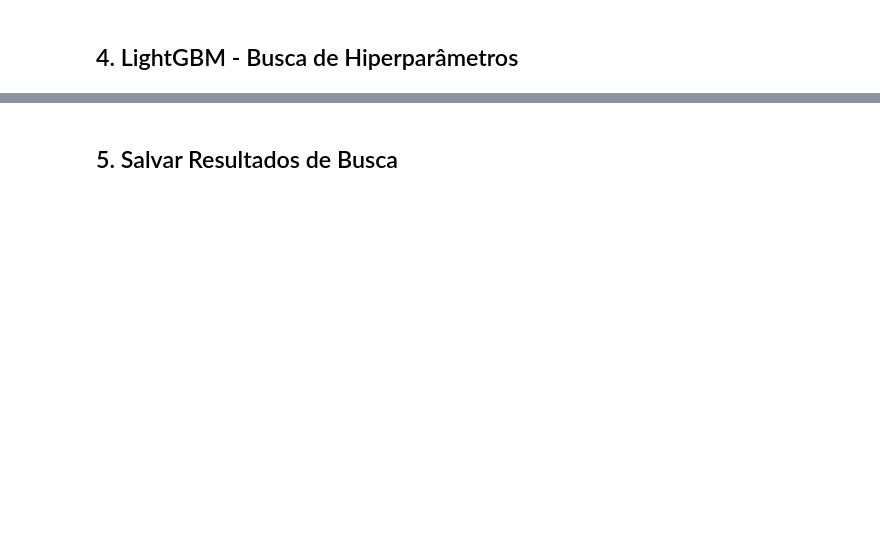
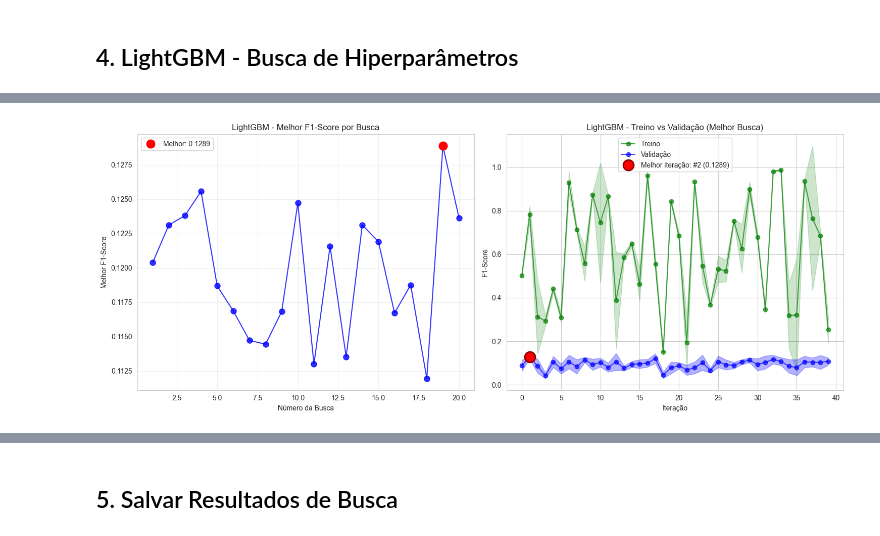
Before and after one commit to marquesgbr/data-mining-proj-crisp-dm, a Jupyter notebook: modeling/8-LightGBM_model_eval.ipynb, the cells around one changed output, grey strips where cells are left out. Cells and saved outputs as stored; diff of their text form; code cells hidden in the pictures; blank space fills up the shorter version.

Commit message:
fix: fix plot search history

```diff
--- a/modeling/8-LightGBM_model_eval.ipynb
+++ b/modeling/8-LightGBM_model_eval.ipynb
@@ -254,38 +322,38 @@ MODEL_NAME = "LightGBM"
 
 print(f"=== BUSCA DE HIPERPARÂMETROS - {MODEL_NAME} ===")
 
-# Definição do Espaço de Hiperparâmetros para LightGBM
+# Definição do Espaço de Hiperparâmetros para LightGBM (apenas parâmetros variáveis)
 param_distributions = {
-    'n_estimators': randint(100, 500),  # Número de árvores
-    'max_depth': randint(3, 10),  # Profundidade máxima das árvores (-1 = sem limite)
-    'learning_rate': uniform(0.01, 0.2),  # Taxa de aprendizado
-    'num_leaves': randint(20, 100),  # Número de folhas por árvore
-    'feature_fraction': uniform(0.6, 0.4),  # Fração de features por árvore
-    'bagging_fraction': uniform(0.6, 0.4),  # Fração de amostras para cada árvore
-    'bagging_freq': randint(1, 7),  # Frequência de bagging
-    'lambda_l1': uniform(0, 1),  # Regularização L1
-    'lambda_l2': uniform(0, 1),  # Regularização L2
-    'min_child_samples': randint(10, 50),  # Amostras mínimas por folha
-    'min_child_weight': uniform(1e-3, 1e-1),  # Peso mínimo das folhas
-    'objective': ['multiclass'],  # Para classificação multiclasse
-    'metric': ['multi_logloss'],  # Métrica de avaliação
-    'num_class': [10],  # 10 classes para SVHN
-    'boosting_type': ['gbdt'],  # Gradient Boosting Decision Tree
-    'random_state': [42],
-    'n_jobs': [-1],  # Usar todos os cores
-    'verbosity': [-1]  # Silencioso
+    'n_estimators': randint(100, 300),  # Número de árvores
+    'max_depth': randint(3, 12),  # Profundidade máxima das árvores
+    'learning_rate': uniform(0.5, 1.4),  # Taxa de aprendizado
+    'num_leaves': randint(50, 150),  # Número de folhas por árvore
+    'feature_fraction': uniform(0.3, 0.5),  # Fração de features por árvore
+    'bagging_fraction': uniform(0.4, 0.55),  # Fração de amostras para cada árvore
+    'bagging_freq': randint(5, 30),  # Frequência de bagging
+    'lambda_l1': uniform(1, 0.8),  # Regularização L1
+    'lambda_l2': uniform(1.5, 2),  # Regularização L2
+    'min_child_samples': randint(50, 100),  # Amostras mínimas por folha
+    'min_child_weight': uniform(2, 15.5),  # Peso mínimo das folhas
 }
 
 # Múltiplas execuções do RandomizedSearchCV
 print(f"Iniciando busca de hiperparâmetros para {MODEL_NAME}...")
 model_search, model_all_searches, best_params = multiple_randomized_search(
-    estimator=lgb.LGBMClassifier(),
+    estimator=lgb.LGBMClassifier(
+        objective='binary',          # Para classificação binária
+        metric='binary_logloss',     # Métrica de avaliação
+        boosting_type='gbdt',        # Gradient Boosting Decision Tree
+        random_state=42,             # Reprodutibilidade
+        n_jobs=-1,                   # Usar todos os cores
+        verbosity=-1                 # Silencioso
+    ),
     param_distributions=param_distributions,
     X=X_sample,
     y=y_sample,
     cv_strategy=cv_strategy,
     n_searches=20,
-    n_iter_per_search=15,
+    n_iter_per_search=40,
     scoring='f1',
     n_jobs=-1,
 )
@@ -300,6 +386,8 @@ print(f"\nMelhor F1-Score (CV): {model_search.best_score_:.4f}")
 # %%
 # Registro de Desempenho - plotar evolução
-plot_search_history(model_search, MODEL_NAME)
+plot_search_history(model_all_searches, model_search, MODEL_NAME)
+# %% [output]
+[figure, added]
 # %%
 # ======================================================================
 # 4.5 ANÁLISE DAS MELHORES CONFIGURAÇÕES ENCONTRADAS
```
Also changed, not shown: parts of 15 cells of this notebook, 4 other files.
